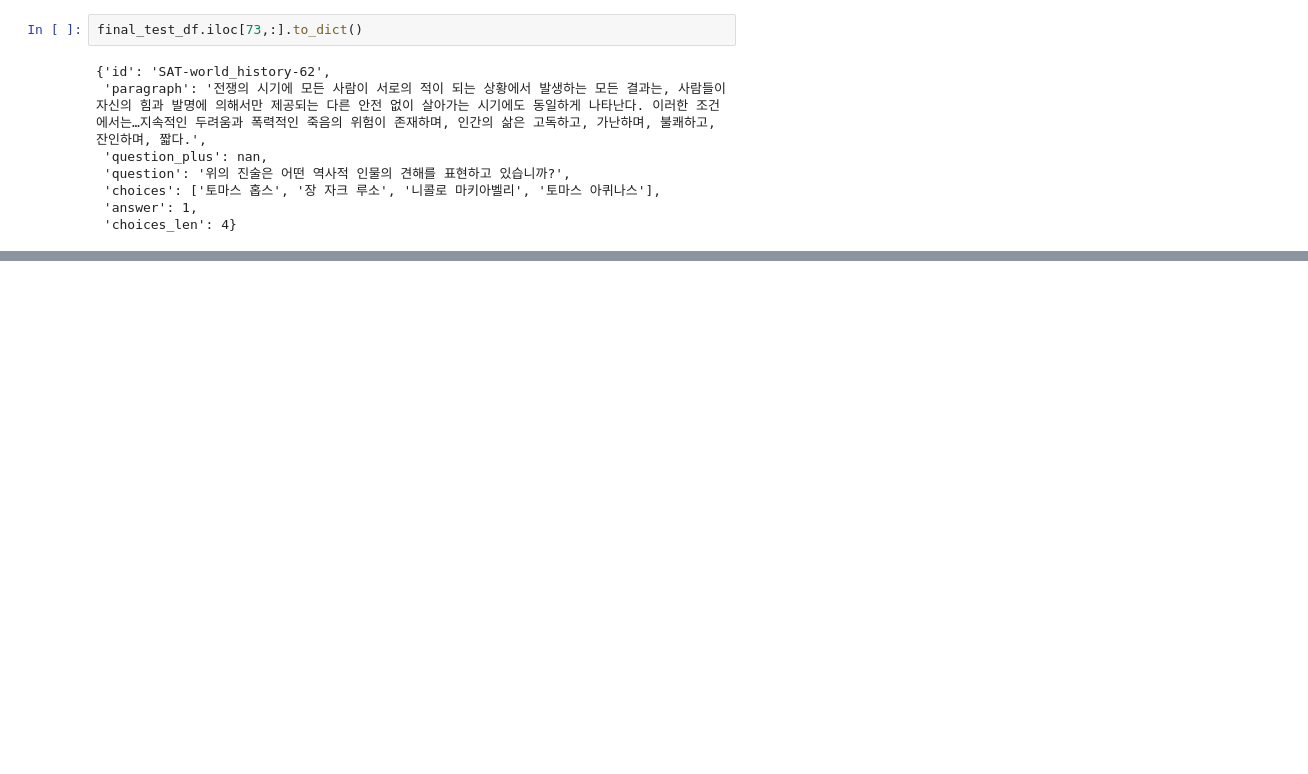
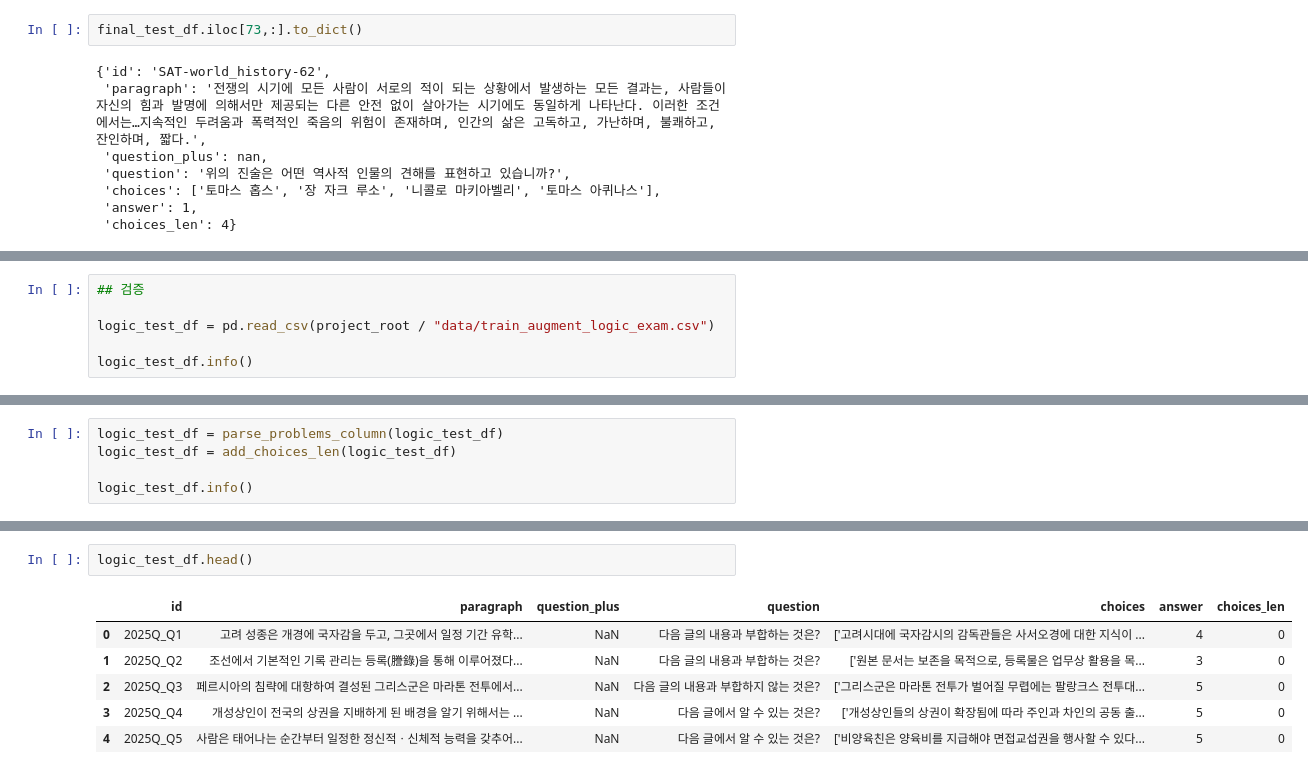
Before and after one commit to boostcampaitech8/pro-nlp-generationfornlp-nlp-13, a Jupyter notebook: notebooks/Jang/augment.ipynb, the cells around one changed output, grey strips where cells are left out. Drawn from its saved outputs; the diff is of its cells as text; blank space fills up the shorter version.

```diff
--- a/notebooks/Jang/augment.ipynb
+++ b/notebooks/Jang/augment.ipynb
@@ -625,0 +997,6 @@ final_test_df.iloc[73,:].to_dict()
+# %%
+## 검증
+
+logic_test_df = pd.read_csv(project_root / "data/train_augment_logic_exam.csv")
+
+logic_test_df.info()
@@ -625,0 +1018,5 @@ final_test_df.iloc[73,:].to_dict()
+# %%
+logic_test_df = parse_problems_column(logic_test_df)
+logic_test_df = add_choices_len(logic_test_df)
+
+logic_test_df.info()
@@ -625,0 +1038,9 @@ final_test_df.iloc[73,:].to_dict()
+# %%
+logic_test_df.head()
+# %% [output]
+|  | id | paragraph | question_plus | question | choices | answer | choices_len |
+| 0 | 2025Q_Q1 | 고려 성종은 개경에 국자감을 두고, 그곳에서 일정 기간 유학... | NaN | 다음 글의 내용과 부합하는 것은? | ['고려시대에 국자감시의 감독관들은 사서오경에 대한 지식이 ... | 4 | 0 |
+| 1 | 2025Q_Q2 | 조선에서 기본적인 기록 관리는 등록(謄錄)을 통해 이루어졌다... | NaN | 다음 글의 내용과 부합하는 것은? | ['원본 문서는 보존을 목적으로, 등록물은 업무상 활용을 목... | 3 | 0 |
+| 2 | 2025Q_Q3 | 페르시아의 침략에 대항하여 결성된 그리스군은 마라톤 전투에서... | NaN | 다음 글의 내용과 부합하지 않는 것은? | ['그리스군은 마라톤 전투가 벌어질 무렵에는 팔랑크스 전투대... | 5 | 0 |
+| 3 | 2025Q_Q4 | 개성상인이 전국의 상권을 지배하게 된 배경을 알기 위해서는 ... | NaN | 다음 글에서 알 수 있는 것은? | ['개성상인들의 상권이 확장됨에 따라 주인과 차인의 공동 출... | 5 | 0 |
+| 4 | 2025Q_Q5 | 사람은 태어나는 순간부터 일정한 정신적ㆍ신체적 능력을 갖추어... | NaN | 다음 글에서 알 수 있는 것은? | ['비양육친은 양육비를 지급해야 면접교섭권을 행사할 수 있다... | 5 | 0 |
```
Also changed, not shown: parts of 23 cells of this notebook, 7 other files.
